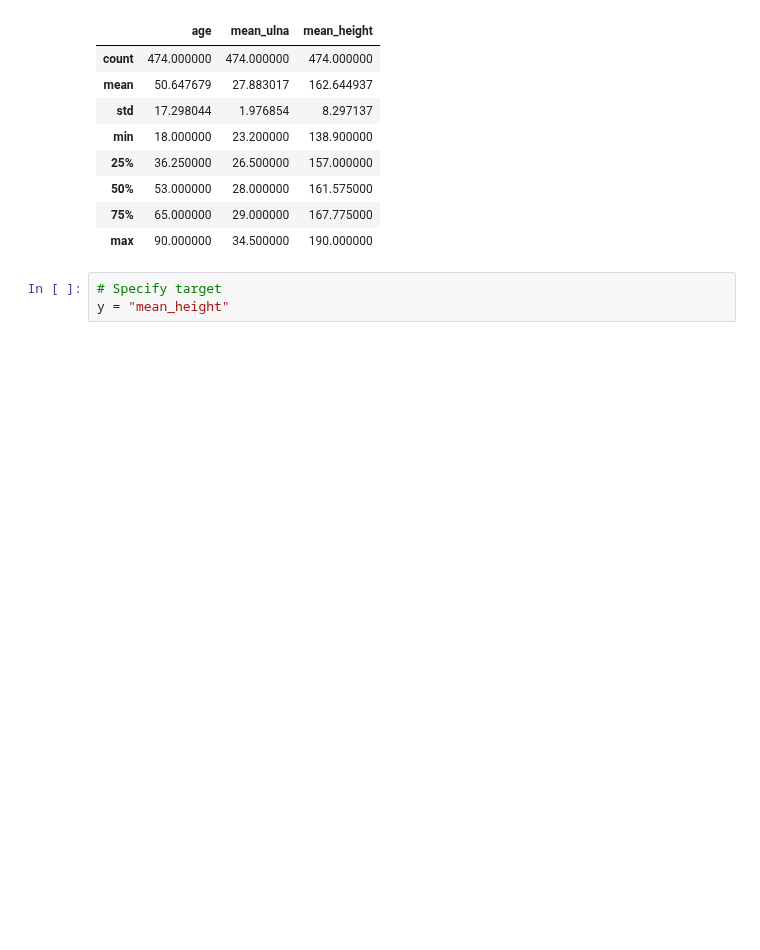
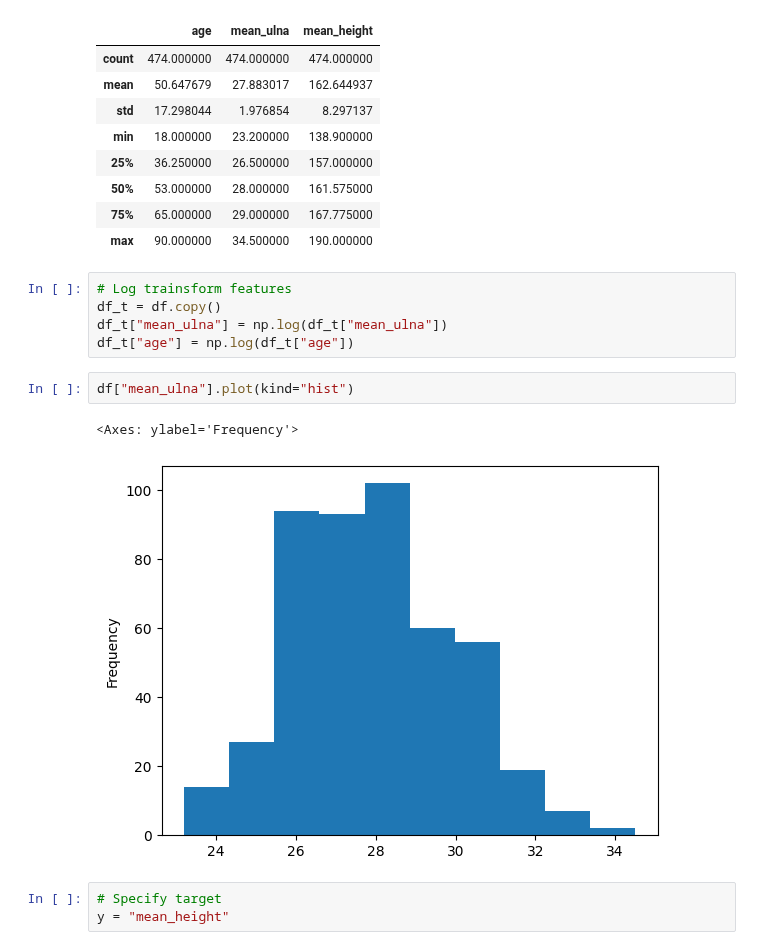
Before and after one commit to KomlaRD/agreement_height_ulna_length_study, a Jupyter notebook: automl.ipynb, the cells around one changed output. Cells and saved outputs as stored; diff of their text form; blank space fills up the shorter version.

```diff
--- a/automl.ipynb
+++ b/automl.ipynb
@@ -83,6 +83,16 @@ df.describe()
 | 50% | 53.000000 | 28.000000 | 161.575000 |
 | 75% | 65.000000 | 29.000000 | 167.775000 |
 | max | 90.000000 | 34.500000 | 190.000000 |
+# %%
+# Log trainsform features
+df_t = df.copy()
+df_t["mean_ulna"] = np.log(df_t["mean_ulna"])
+df_t["age"] = np.log(df_t["age"])
+# %%
+df["mean_ulna"].plot(kind="hist")
+# %% [output]
+<Axes: ylabel='Frequency'>
+[figure, added]
 # %%
 # Specify target
 y = "mean_height"
```
Also changed, not shown: parts of 2 cells of this notebook.
